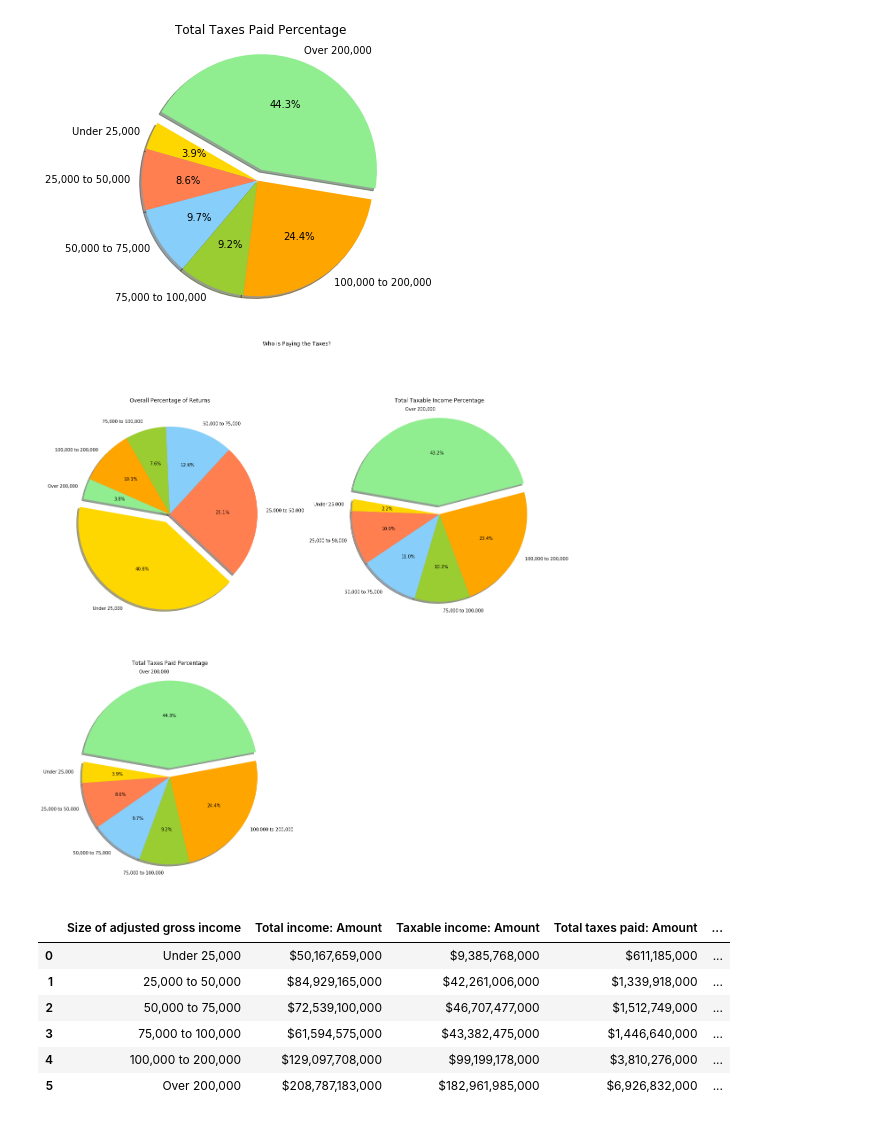
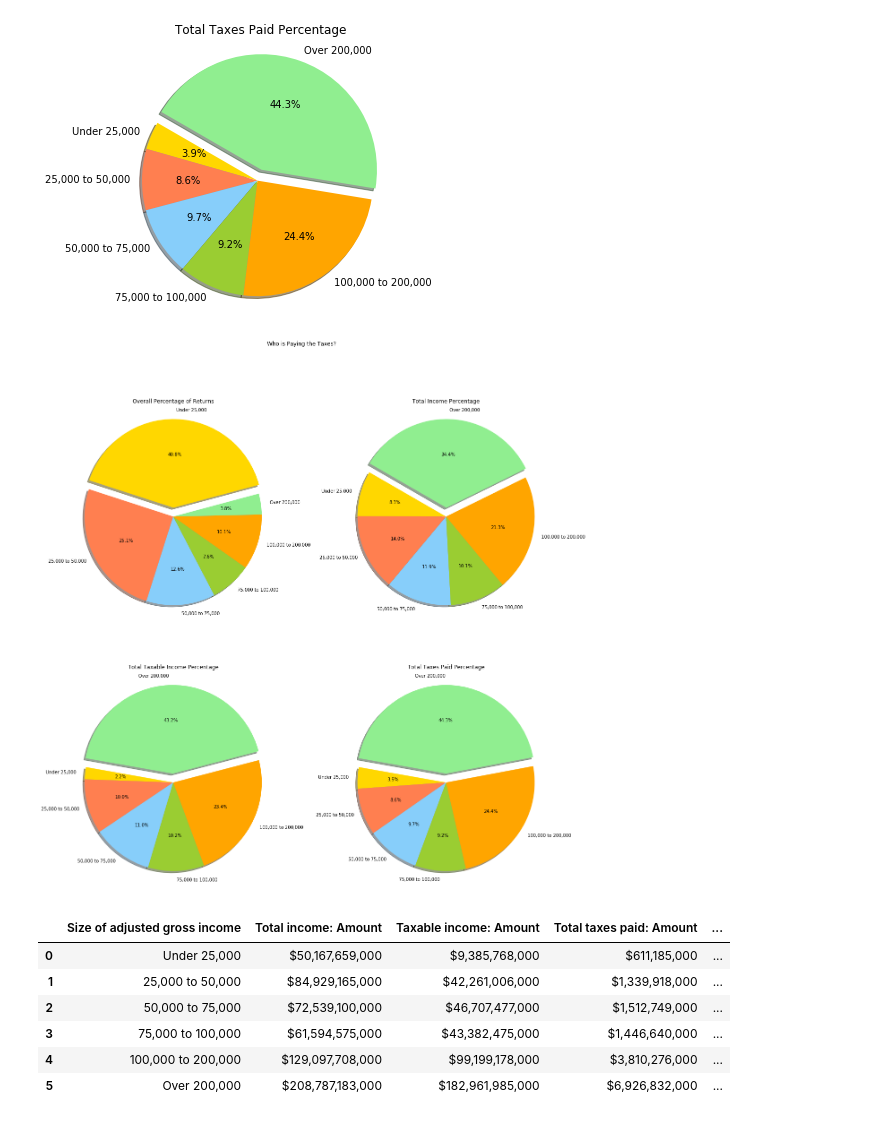
Before and after one commit to Sbrown146/Project1, a Jupyter notebook: Project Data Final Code Template.ipynb, the cells around one changed output. Cells and saved outputs as stored; diff of their text form; code cells hidden in the pictures.

```diff
--- a/Project Data Final Code Template.ipynb
+++ b/Project Data Final Code Template.ipynb
@@ -69,12 +69,15 @@ Florida_complete=pd.merge(Florida_zip, Florida_data, on='Zip Code')
 
 # Renaming columns - Control + / to uncomment everything
 Florida_complete=Florida_complete.rename(columns={
+"Number with paid preparer's signature": "Number of returns with paid preparer's signature",
+"Number of exemptions": "Number of returns with exemptions" ,
+"Number of dependents": "Number of dependents on returns",
 "Number of volunteer prepared returns [2]": "Total Number of volunteer prepared returns",
 "Unnamed: 10": "Number of volunteer income tax assistance prepared returns",
 "Unnamed: 11": "Number of tax counseling for the elderly prepared returns",
 "Unnamed: 12": "Number of volunteer prepared returns with Earned Income Credit",
 "Number of elderly returns [3]": "Number of elderly returns",
-"Adjusted gross income (AGI) [4]": "Adjusted gross income (AGI)",
+"Adjusted gross income (AGI) [4]": "Adjusted gross income (AGI): Amount",
 "Total income": "Total income: Number of returns",
 "Unnamed: 18": "Total income: Amount",
 "Salaries and wages in AGI": "Salaries and wages in AGI: Number of returns",
@@ -1450,35 +1558,43 @@ plt.show()
 # %%
 # Question 12 - All graphs together
 
 explode=(0.1, 0, 0, 0, 0, 0)
 explode1=(0, 0, 0, 0, 0, 0.1)
 colors=["gold", "coral", "lightskyblue", "yellowgreen", "orange", "lightgreen"]
 fig, axs=plt.subplots(2, 2, figsize=(20,20))
 
 axs[0,0].set_title("Overall Percentage of Returns")
 axs[0,0].pie(Florida_tax_amount_p["Percentage of returns"],
           labels=Florida_tax_amount_p["Size of adjusted gross income"].values.tolist(),
-          explode=explode, startangle=170, autopct="%1.1f%%", colors=colors, shadow=True)
+          explode=explode, startangle=15, autopct="%1.1f%%", colors=colors, shadow=True)
 
 
-axs[0,1].set_title("Total Taxable Income Percentage")
-axs[0,1].pie(Florida_tax_amount_p["Taxable income: Percentage"],
+axs[0,1].set_title("Total Income Percentage")
+axs[0,1].pie(Florida_tax_amount_p["Total income: Percentage"],
+          labels=Florida_tax_amount_p["Size of adjusted gross income"].values.tolist(),
+          explode=explode1, startangle=150, autopct="%1.1f%%", colors=colors, shadow=True)
+
+
+axs[1,0].set_title("Total Taxable Income Percentage")
+axs[1,0].pie(Florida_tax_amount_p["Taxable income: Percentage"],
           labels=Florida_tax_amount_p["Size of adjusted gross income"].values.tolist(),
           explode=explode1, startangle=170, autopct="%1.1f%%", colors=colors, shadow=True)
 
 
-axs[1,0].set_title("Total Taxes Paid Percentage")
-axs[1,0].pie(Florida_tax_amount_p["Total taxes paid: Percentage"],
+axs[1,1].set_title("Total Taxes Paid Percentage")
+axs[1,1].pie(Florida_tax_amount_p["Total taxes paid: Percentage"],
           labels=Florida_tax_amount_p["Size of adjusted gross income"].values.tolist(),
           explode=explode1, startangle=170, autopct="%1.1f%%", colors=colors, shadow=True)
 
 
-axs[1,1].axis('off')
+# axs[1,1].axis('off') - use if only 3 charts are on final graph
+
+
 
 fig.suptitle("Who is Paying the Taxes?")
 fig.savefig("Graphs/Question 12 All graphs together")
 # %% [output]
-[figure, old version]
+[figure, new version]
 # %%
 # Question 13.
 # Compare total income to total taxable income across the brackets
```
Also changed, not shown: parts of 26 cells of this notebook, 12 other files.
